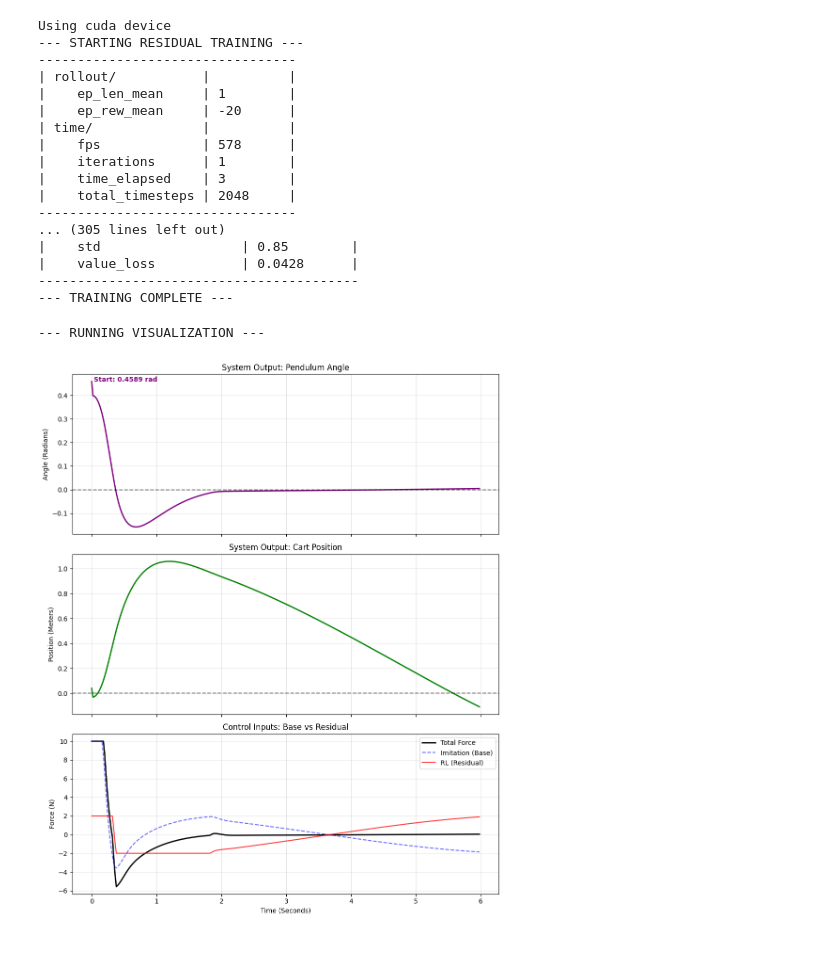
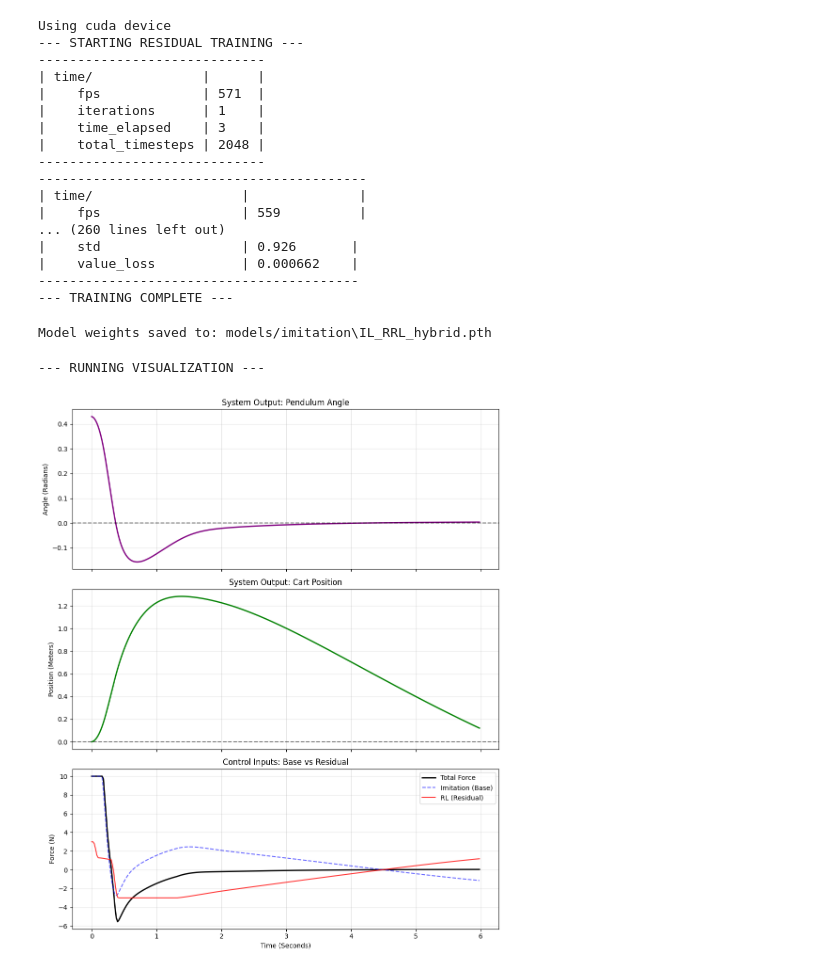
Before and after one commit to LesterYHZ/From-LQR-to-LLM-a-brief-tutorial-of-intelligent-control, a Jupyter notebook: 3. Imitation learning/Imitation_learning+Residual_learning.ipynb, the cells around one changed output. Saved outputs shown, nothing was run; the diff lists cells and outputs as text; code cells hidden in the pictures.

Commit message:
Update 5. IL+RRL.png with new graphics

```diff
--- a/3. Imitation learning/Imitation_learning+Residual_learning.ipynb
+++ b/3. Imitation learning/Imitation_learning+Residual_learning.ipynb
@@ -50,11 +50,12 @@ class HybridResidualEnv(gym.Env):
         self.dt = 0.02
         self.force_mag = 10.0
         self.x_threshold = 2.4
-        self.theta_threshold_radians = 0.4 # ~23 degrees
+        self.theta_threshold_radians = 0.5
+        self.u_threshold = 3.0
 
         # 3. Action Space (Residual Only)
-        # We give the RL agent a small range (+/- 2.0 N) to "polish" the result
-        self.action_space = spaces.Box(low=-2.0, high=2.0, shape=(1,), dtype=np.float32)
+        # We give the RL agent a small range (+/- 3.0 N) to "polish" the result
+        self.action_space = spaces.Box(low=-self.u_threshold, high=self.u_threshold, shape=(1,), dtype=np.float32)
 
         # 4. Observation Space (Standard CartPole)
         high = np.array([np.inf, np.inf, np.inf, np.inf], dtype=np.float32)
@@ -96,7 +97,7 @@ class HybridResidualEnv(gym.Env):
         # --- E. REWARD ---
         if not terminated:
             # A. Distance Cost (Standard)
-            r_angle = -5.0 * abs(theta) # L1 norm is better for precision near 0 than L2 (square)
+            r_angle = -20.0 * abs(theta) # L1 norm is better for precision near 0 than L2 (square)
 
             # B. The Barrier Penalty (Electric Fence)
             # If start_side is +1 (Positive), current angle MUST NOT be < -0.002
@@ -106,7 +107,7 @@ class HybridResidualEnv(gym.Env):
             # Check if we crossed to the other side
             if np.sign(theta) != self.initial_side and abs(theta) > 0.002:
                 # HUGE PENALTY for crossing
-                r_barrier = -100.0
+                r_barrier = -1000.0 * abs(theta)
 
                 # OPTIONAL: Kill the episode immediately if you want it to be a "Hard Constraint"
                 # terminated = True
@@ -114,9 +115,11 @@ class HybridResidualEnv(gym.Env):
             # C. Velocity Penalty (Braking incentive)
             r_vel = -0.5 * abs(theta_dot)
 
-            reward = 1.0 + r_angle + r_barrier + r_vel
+            r_u = -0.1 * abs(u_base + u_residual)  # Small penalty on large actions
+
+            reward = 1.0 + r_angle + r_barrier + r_vel + r_u
         else:
-            reward = -20.0
+            reward = -200.0
 
         return np.array(self.state, dtype=np.float32), reward, terminated, False, {
             "u_base": u_base,
@@ -126,7 +129,8 @@ class HybridResidualEnv(gym.Env):
     def reset(self, seed=None, options=None):
         super().reset(seed=seed)
         # Random start around 0.4363 rad (25 degrees)
-        self.state = np.array([0.0, 0.0, 0.4363, 0.0]) + self.np_random.uniform(-0.05, 0.05, size=4)
+        #self.state = np.array([0.0, 0.0, 0.4363, 0.0]) + self.np_random.uniform(-0.05, 0.05, size=4)
+        self.state = self.np_random.uniform(low=[-0.5, -0.05, -0.5, -0.05], high=[0.5, 0.05, 0.5, 0.05], size=(4,))
         self.initial_side = np.sign(self.state[2])
         return np.array(self.state, dtype=np.float32), {}
 # %%
@@ -151,21 +155,34 @@ print("--- TRAINING COMPLETE ---")
 # %% [output]
 Using cuda device
 --- STARTING RESIDUAL TRAINING ---
----------------------------------
-| rollout/           |          |
-|    ep_len_mean     | 1        |
-|    ep_rew_mean     | -20      |
-| time/              |          |
-|    fps             | 578      |
-|    iterations      | 1        |
-|    time_elapsed    | 3        |
-|    total_timesteps | 2048     |
----------------------------------
-... (305 lines left out)
-|    std                  | 0.85        |
-|    value_loss           | 0.0428      |
+-----------------------------
+| time/              |      |
+|    fps             | 571  |
+|    iterations      | 1    |
+|    time_elapsed    | 3    |
+|    total_timesteps | 2048 |
+-----------------------------
+------------------------------------------
+| time/                   |              |
+|    fps                  | 559          |
+... (260 lines left out)
+|    std                  | 0.926       |
+|    value_loss           | 0.000662    |
 -----------------------------------------
 --- TRAINING COMPLETE ---
+# %%
+import os
+
+# Create a directory to keep things organized
+save_dir = "models/imitation"
+os.makedirs(save_dir, exist_ok=True)
+save_path = os.path.join(save_dir, "IL_RRL_hybrid.pth")
+
+# --- SAVE THE MODEL ---
+model.save(save_path)
+print(f"Model weights saved to: {save_path}")
+# %% [output]
+Model weights saved to: models/imitation\IL_RRL_hybrid.pth
 # %%
 # PART 3: VISUALIZATION (FIXED)
 # ==============================================================================
@@ -174,10 +191,7 @@ print("\n--- RUNNING VISUALIZATION ---")
 # 1. Reset Environment
 obs = env.reset()
 
-# 2. FORCE INITIAL STATE (The Fix)
-# We want to start exactly at 0.4363 rad (approx 25 degrees)
-target_angle = 0.4363
-initial_state = np.array([0.0, 0.0, target_angle, 0.0], dtype=np.float32)
+initial_state = np.array([0.0, 0.0, 0.43, 0.0], dtype=np.float32)
 
 # [CRITICAL] Update the Physics Engine
 # .envs[0] accesses the first env in DummyVecEnv
@@ -191,6 +205,7 @@ obs = env.normalize_obs(raw_obs)
 
 # 3. Retrieve dt for Time Axis
 delta_t = 0.02 # Known constant
+Tf = 6.0      # Total simulation time
 
 # 4. Run Simulation
 history_time = []
@@ -200,10 +215,10 @@ history_base = []
 history_res = []
 history_total = []
 
-for i in range(300): # 6 seconds
+for i in range(int(Tf/delta_t)):
     # Predict
     action, _ = model.predict(obs, deterministic=True)
-    action = np.clip(action, -2.0, 2.0) # Ensure within residual bounds
+    action = np.clip(action, -3.0, 3.0) # Ensure within residual bounds
     # Step
     obs, reward, done, info_list = env.step(action)
     info = info_list[0]
@@ -227,32 +242,32 @@ fig, (ax1, ax2, ax3) = plt.subplots(3, 1, figsize=(10, 12), sharex=True)
 
 # Plot 1: Angle
 ax1.plot(history_time, history_angle, color='purple', linewidth=2)
 ax1.axhline(0, color='black', linestyle='--', alpha=0.5)
 ax1.set_title("System Output: Pendulum Angle")
 ax1.set_ylabel("Angle (Radians)")
 ax1.grid(True, alpha=0.3)
 # Mark the start to prove the fix worked
-ax1.text(0, history_angle[0], f" Start: {history_angle[0]:.4f} rad", color='purple', fontweight='bold')
+# ax1.text(0, history_angle[0], f" Start: {history_angle[0]:.4f} rad", color='purple', fontweight='bold')
 
 # Plot 2: Position
 ax2.plot(history_time, history_pos, color='green', linewidth=2)
 ax2.axhline(0, color='black', linestyle='--', alpha=0.5)
 ax2.set_title("System Output: Cart Position")
 ax2.set_ylabel("Position (Meters)")
 ax2.grid(True, alpha=0.3)
 
 # Plot 3: Forces
 ax3.plot(history_time, history_total, color='black', linewidth=2, label='Total Force')
 ax3.plot(history_time, history_base, color='blue', linestyle='--', alpha=0.6, label='Imitation (Base)')
 ax3.plot(history_time, history_res, color='red', alpha=0.8, label='RL (Residual)')
 ax3.set_title("Control Inputs: Base vs Residual")
 ax3.set_ylabel("Force (N)")
 ax3.set_xlabel("Time (Seconds)")
 ax3.legend()
 ax3.grid(True, alpha=0.3)
 
 plt.tight_layout()
 plt.show()
 # %% [output]
 --- RUNNING VISUALIZATION ---
-[figure, old version]
+[figure, new version]
```
Also changed, not shown: 1 other file.
